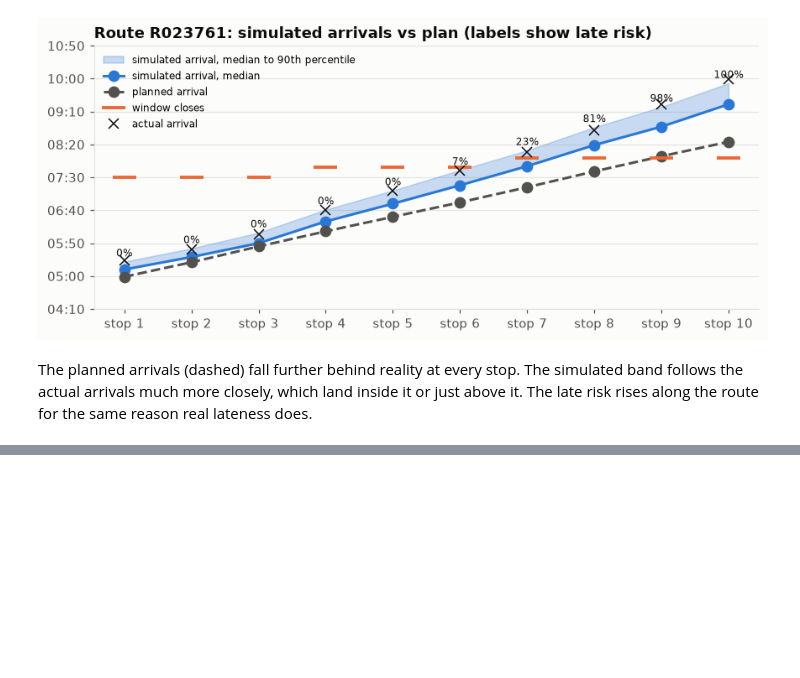
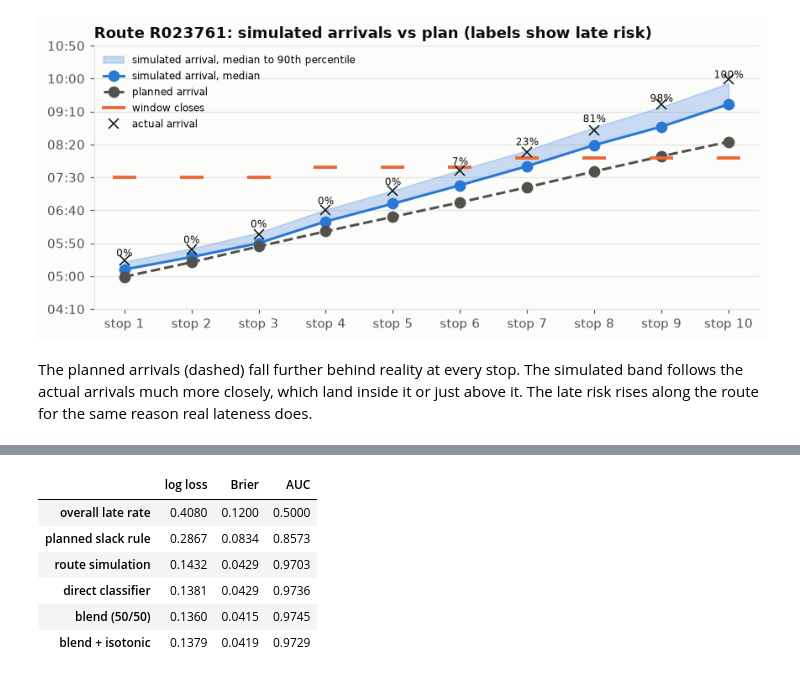
Before and after one commit to sameera-ekanayaka/Xora_Datathon, a Jupyter notebook: notebooks/05_task1_service_and_lateness.ipynb, the cells around one changed output, grey strips where cells are left out. Drawn from its saved outputs; the diff is of its cells as text; code cells hidden in the pictures; blank space fills up the shorter version.

```diff
--- a/notebooks/05_task1_service_and_lateness.ipynb
+++ b/notebooks/05_task1_service_and_lateness.ipynb
@@ -227,0 +234,34 @@ The planned arrivals (dashed) fall further behind reality at every stop. The sim
+# %%
+def fit_classifier(cols):
+    return lgb.LGBMClassifier(n_estimators=4000, **LGB_PARAMS).fit(
+        fit[cols], fit.late.astype(int), eval_X=(val[cols],), eval_y=(val.late.astype(int),),
+        callbacks=[lgb.early_stopping(200, verbose=False)])
+
+def blend(p_a, p_b):
+    # Never fully certain: a 0 or 1 that turns out wrong costs too much under log loss
+    return np.clip((p_a + p_b) / 2, 0.002, 0.998)
+
+clf = fit_classifier(FEATURES)
+p_clf = clf.predict_proba(hold[FEATURES])[:, 1]
+p_blend = blend(p_sim, p_clf)
+late_board.loc["direct classifier"] = late_scores(p_clf)
+late_board.loc["blend (50/50)"] = late_scores(p_blend)
+
+week_parity = hold.date.dt.isocalendar().week.to_numpy() % 2
+def cross_fit_isotonic(p):
+    out = np.empty_like(p)
+    for k in (0, 1):
+        iso = IsotonicRegression(out_of_bounds="clip", y_min=1e-4, y_max=1 - 1e-4)
+        iso.fit(p[week_parity != k], y_late[week_parity != k])
+        out[week_parity == k] = iso.predict(p[week_parity == k])
+    return out
+late_board.loc["blend + isotonic"] = late_scores(cross_fit_isotonic(p_blend))
+late_board.round(4)
+# %% [output]
+|  | log loss | Brier | AUC |
+| overall late rate | 0.4080 | 0.1200 | 0.5000 |
+| planned slack rule | 0.2867 | 0.0834 | 0.8573 |
+| route simulation | 0.1432 | 0.0429 | 0.9703 |
+| direct classifier | 0.1381 | 0.0429 | 0.9736 |
+| blend (50/50) | 0.1360 | 0.0415 | 0.9745 |
+| blend + isotonic | 0.1379 | 0.0419 | 0.9729 |
```
Also changed, not shown: parts of 3 cells of this notebook.
